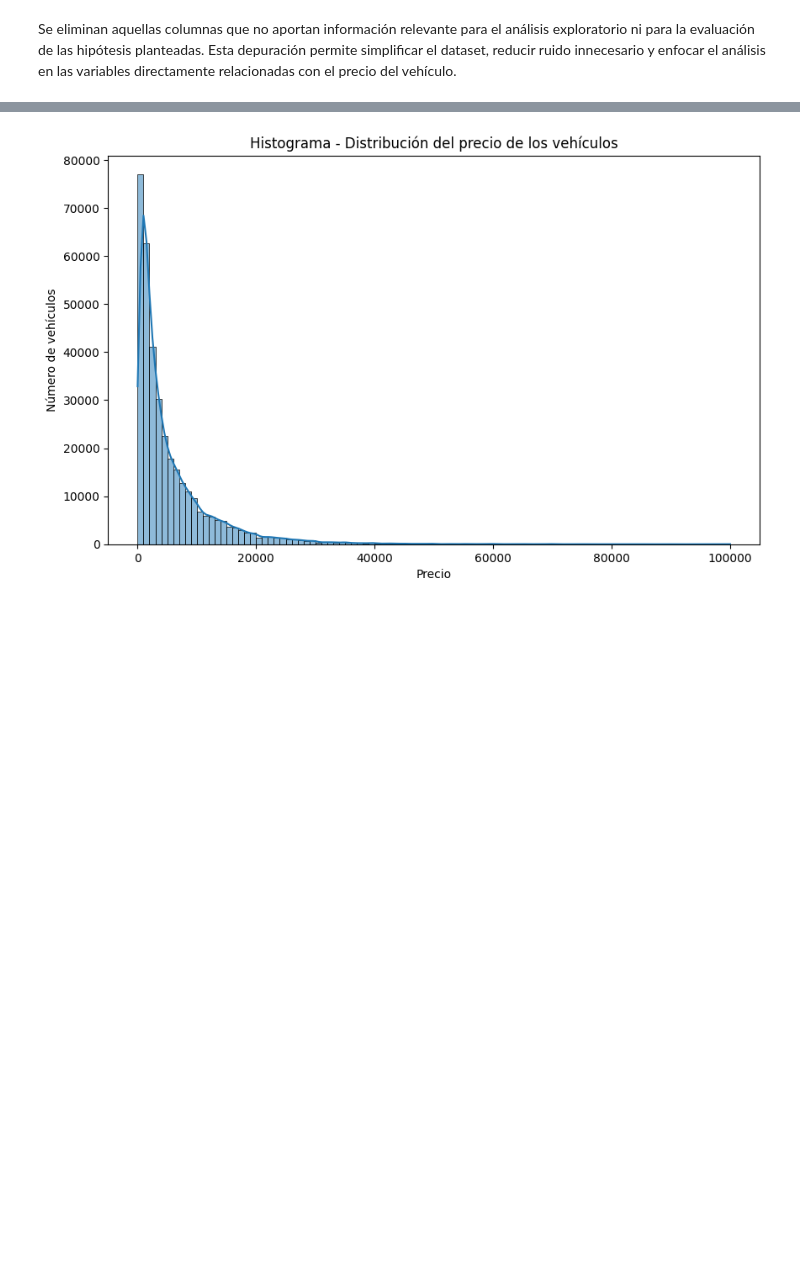
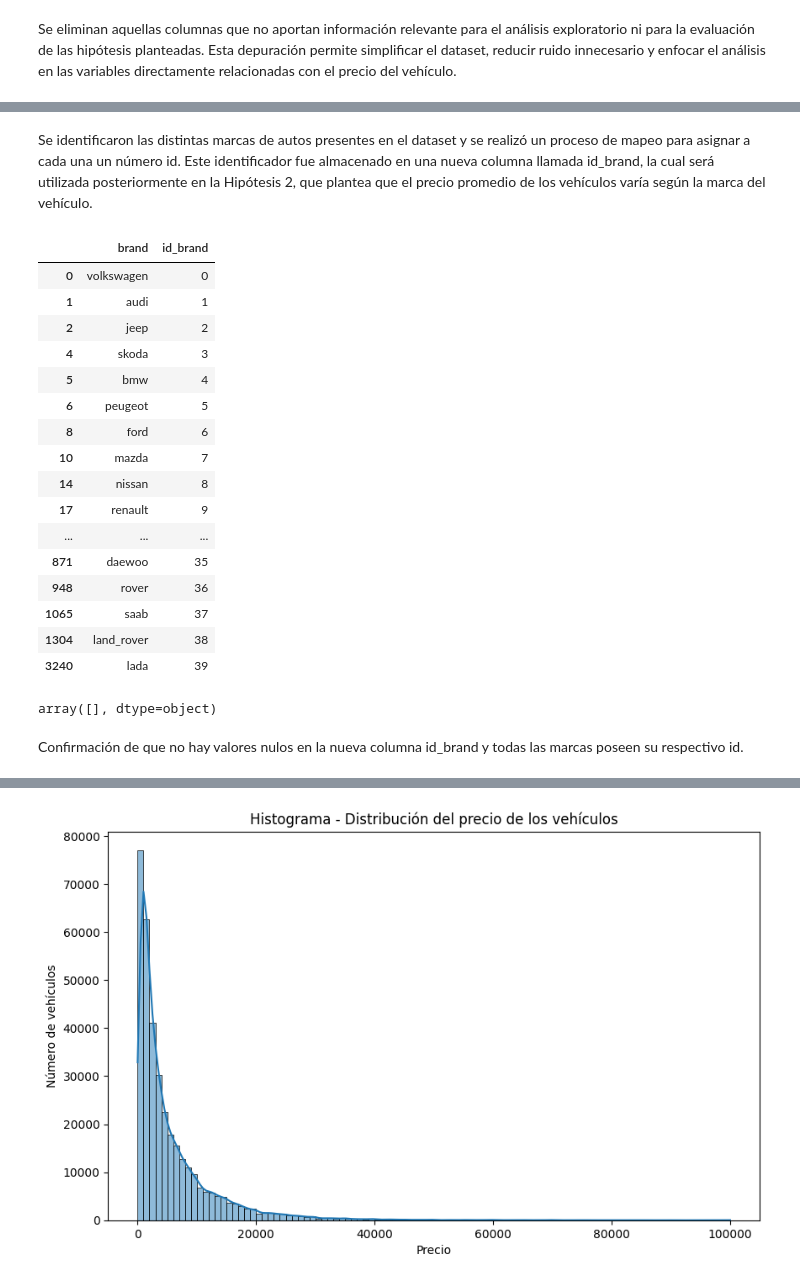
Before and after one commit to tsarien/data-science-1, a Jupyter notebook: ProyectoDSParteI+Alba.ipynb, the cells around one changed output, grey strips where cells are left out. Saved outputs shown, nothing was run; the diff lists cells and outputs as text; code cells hidden in the pictures; blank space fills up the shorter version.

```diff
--- a/ProyectoDSParteI+Alba.ipynb
+++ b/ProyectoDSParteI+Alba.ipynb
@@ -91,3 +104,31 @@ Se eliminan aquellas columnas que no aportan información relevante para el aná
+# %% [markdown]
+Se identificaron las distintas marcas de autos presentes en el dataset y se realizó un proceso de mapeo para asignar a cada una un número id. Este identificador fue almacenado en una nueva columna llamada id_brand, la cual será utilizada posteriormente en la Hipótesis 2, que plantea que el precio promedio de los vehículos varía según la marca del vehículo.
+# %%
+df_clean[['brand', 'id_brand']].drop_duplicates().sort_values('id_brand')
+# %% [output]
+|  | brand | id_brand |
+| 0 | volkswagen | 0 |
+| 1 | audi | 1 |
+| 2 | jeep | 2 |
+| 4 | skoda | 3 |
+| 5 | bmw | 4 |
+| 6 | peugeot | 5 |
+| 8 | ford | 6 |
+| 10 | mazda | 7 |
+| 14 | nissan | 8 |
+| 17 | renault | 9 |
+| ... | ... | ... |
+| 871 | daewoo | 35 |
+| 948 | rover | 36 |
+| 1065 | saab | 37 |
+| 1304 | land_rover | 38 |
+| 3240 | lada | 39 |
+# %%
+df_clean[df_clean['id_brand'].isna()]['brand'].unique()
+# %% [output]
+array([], dtype=object)
+# %% [markdown]
+Confirmación de que no hay valores nulos en la nueva columna id_brand y todas las marcas poseen su respectivo id.
 # %%
 df_clean.shape
 # %% [output]
```
Also changed, not shown: parts of 6 cells of this notebook.
